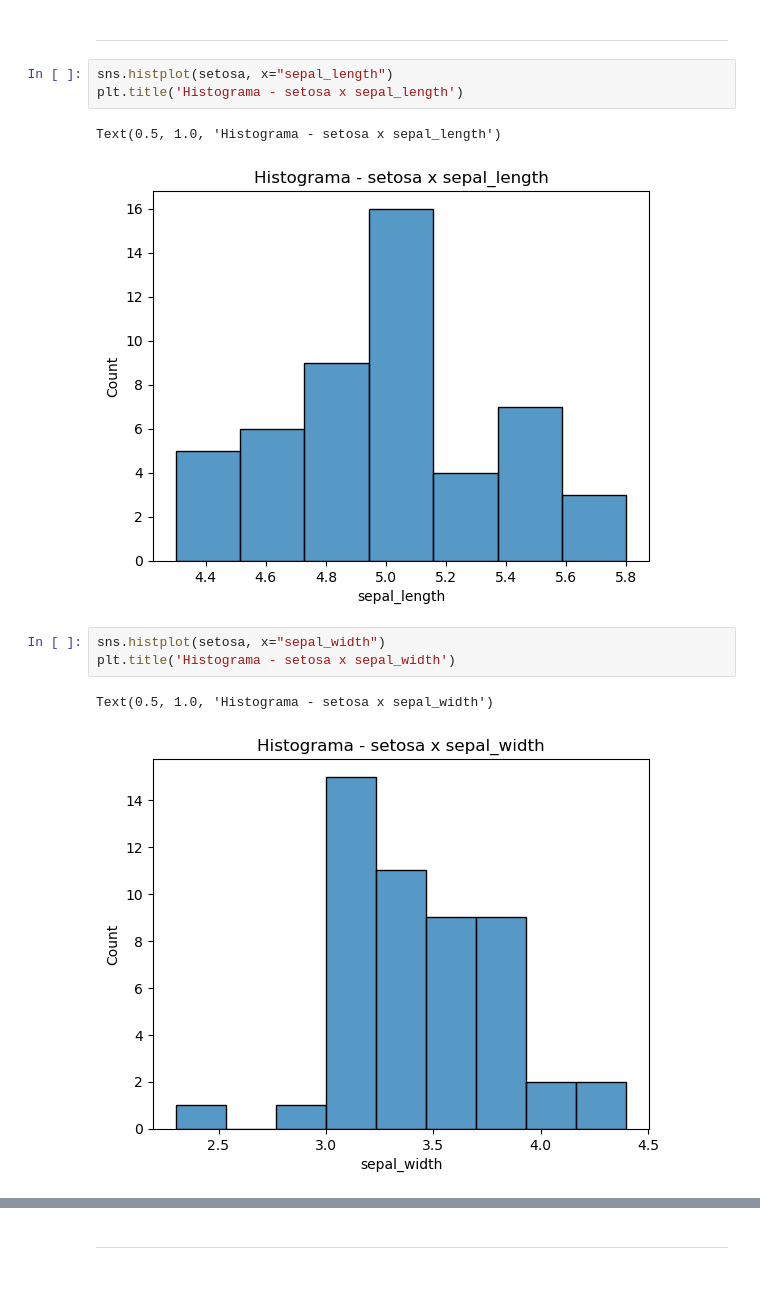
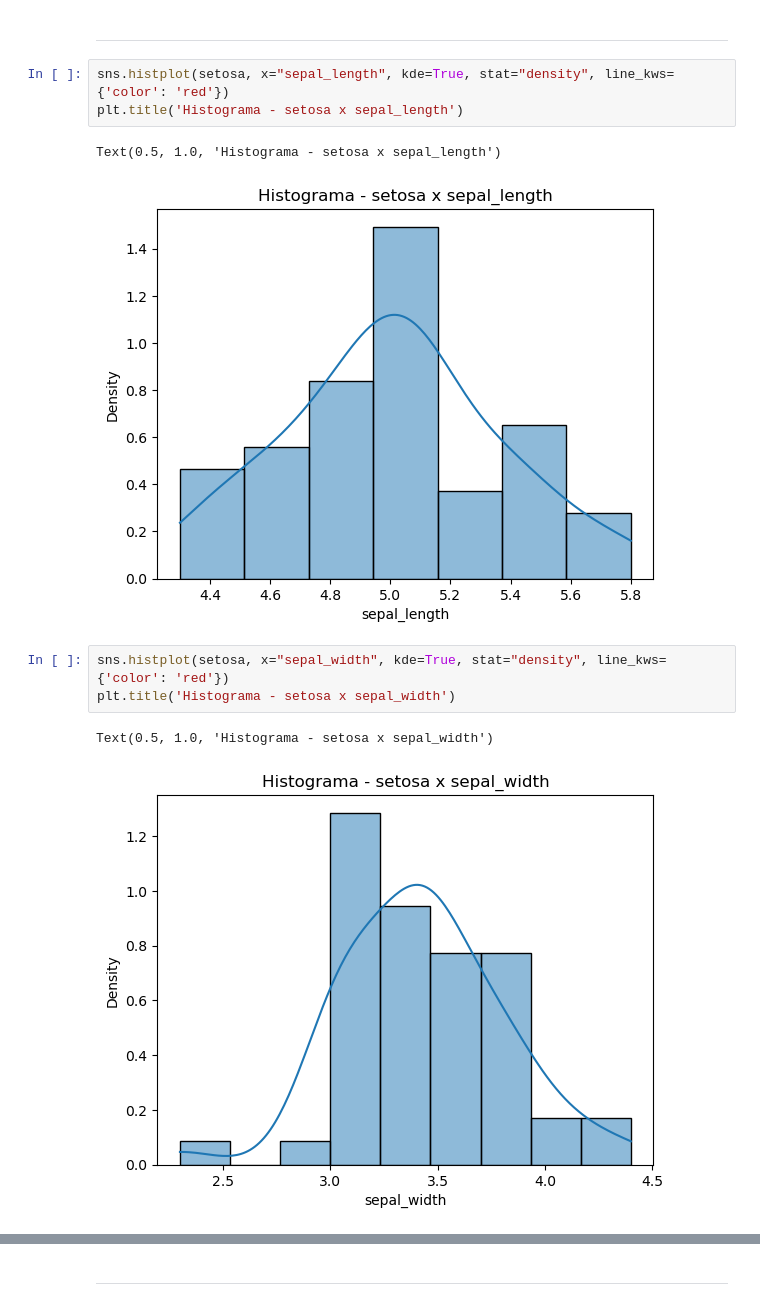
Before and after one commit to thiago-laza/dados-treina, a Jupyter notebook: estudo/estudo01_iris_dataset.ipynb, the cells around one changed output, grey strips where cells are left out. Cells and saved outputs as stored; diff of their text form.

```diff
--- a/estudo/estudo01_iris_dataset.ipynb
+++ b/estudo/estudo01_iris_dataset.ipynb
@@ -378,15 +386,15 @@ Text(0.5, 1.0, 'Histograma da petal_width')
 # %% [markdown]
 ---
 # %%
-sns.histplot(setosa, x="sepal_length")
+sns.histplot(setosa, x="sepal_length", kde=True, stat="density", line_kws={'color': 'red'})
 plt.title('Histograma - setosa x sepal_length')
 # %% [output]
 Text(0.5, 1.0, 'Histograma - setosa x sepal_length')
-[figure, old version]
+[figure, new version]
 # %%
-sns.histplot(setosa, x="sepal_width")
+sns.histplot(setosa, x="sepal_width", kde=True, stat="density", line_kws={'color': 'red'})
 plt.title('Histograma - setosa x sepal_width')
 # %% [output]
 Text(0.5, 1.0, 'Histograma - setosa x sepal_width')
-[figure, old version]
+[figure, new version]
 # %%
```
Also changed, not shown: parts of 9 cells of this notebook.
